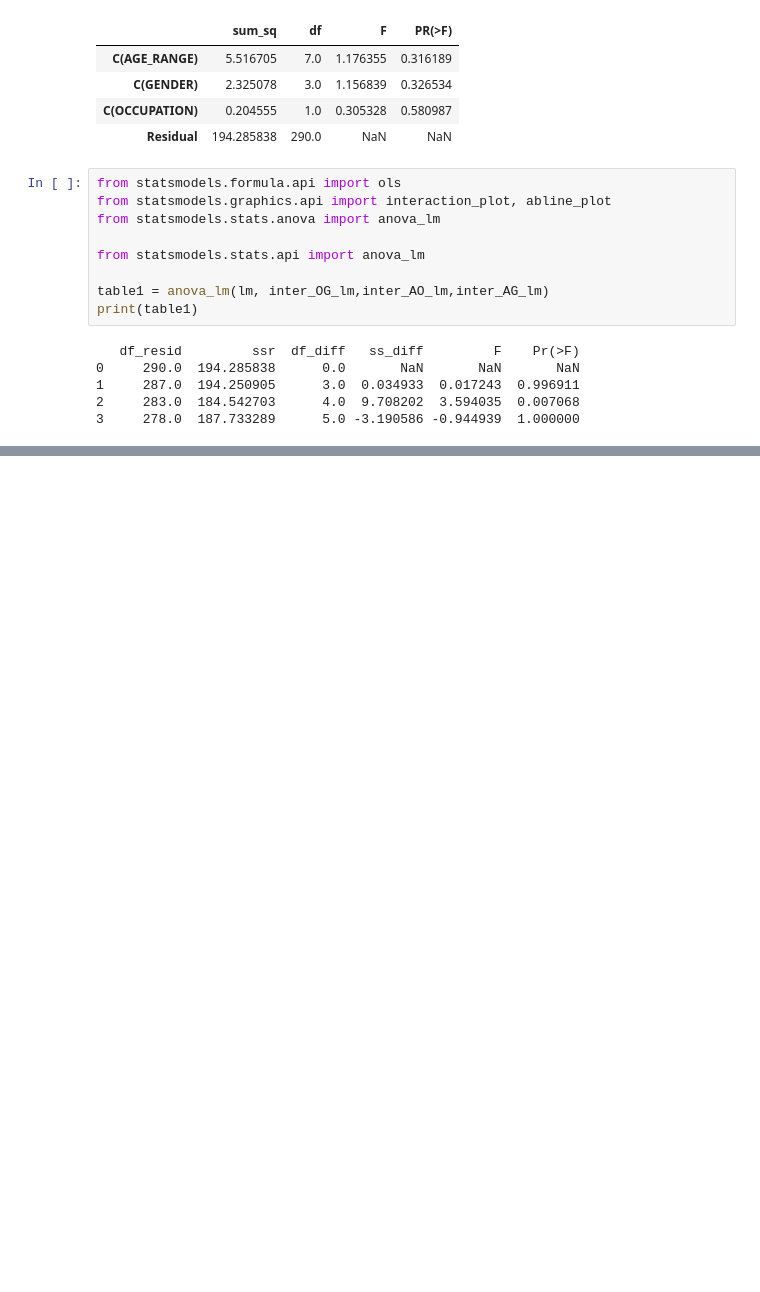
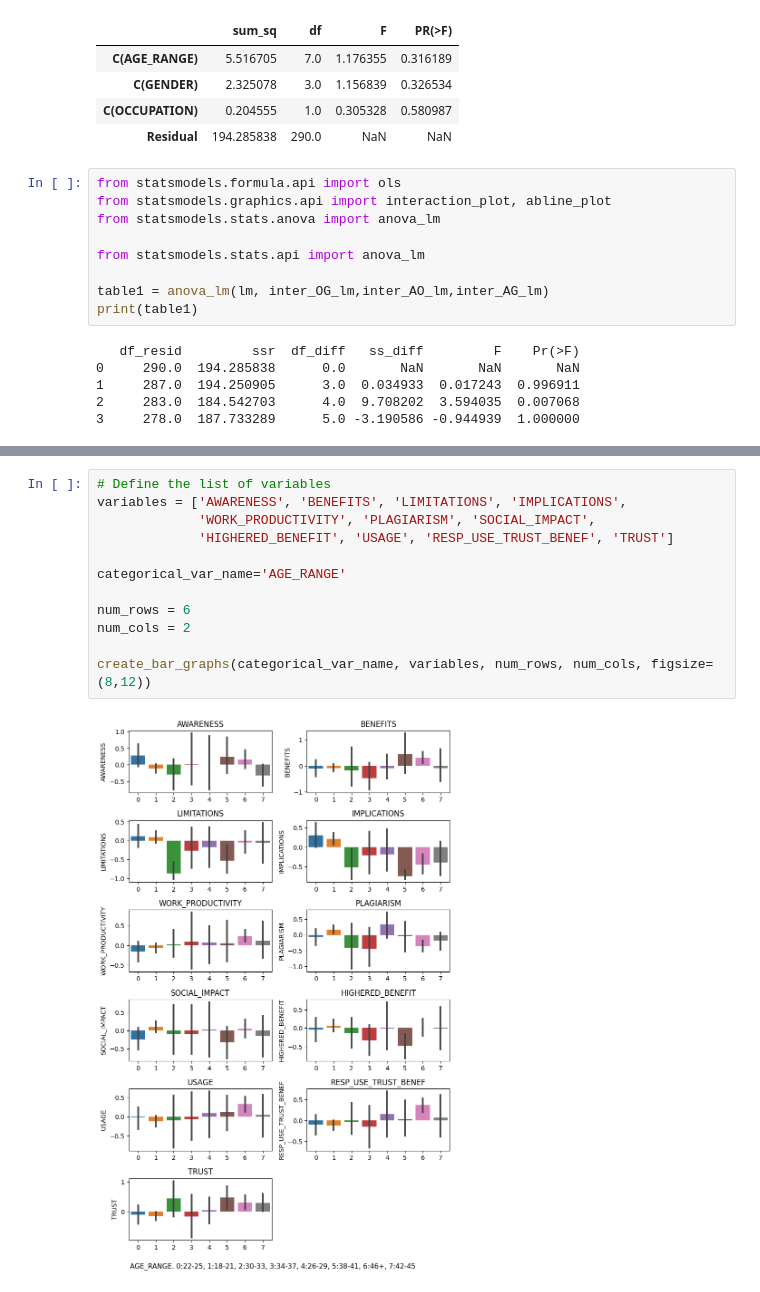
Before and after one commit to cfsarmiento/Early-Perceptions-of-Impact-of-Generative-AI-on-Higher-Education-Research, a Jupyter notebook: ChatGPT_poll_composite_vars_analysis.ipynb, the cells around one changed output, grey strips where cells are left out. Cells and saved outputs as stored; diff of their text form; blank space fills up the shorter version.

```diff
--- a/ChatGPT_poll_composite_vars_analysis.ipynb
+++ b/ChatGPT_poll_composite_vars_analysis.ipynb
@@ -661,0 +680,14 @@ plt.show()
+# %%
+# Define the list of variables
+variables = ['AWARENESS', 'BENEFITS', 'LIMITATIONS', 'IMPLICATIONS',
+             'WORK_PRODUCTIVITY', 'PLAGIARISM', 'SOCIAL_IMPACT',
+             'HIGHERED_BENEFIT', 'USAGE', 'RESP_USE_TRUST_BENEF', 'TRUST']
+
+categorical_var_name='AGE_RANGE'
+
+num_rows = 6
+num_cols = 2
+
+create_bar_graphs(categorical_var_name, variables, num_rows, num_cols, figsize=(8,12))
+# %% [output]
+[figure, added]
```
Also changed, not shown: parts of 9 cells of this notebook.
